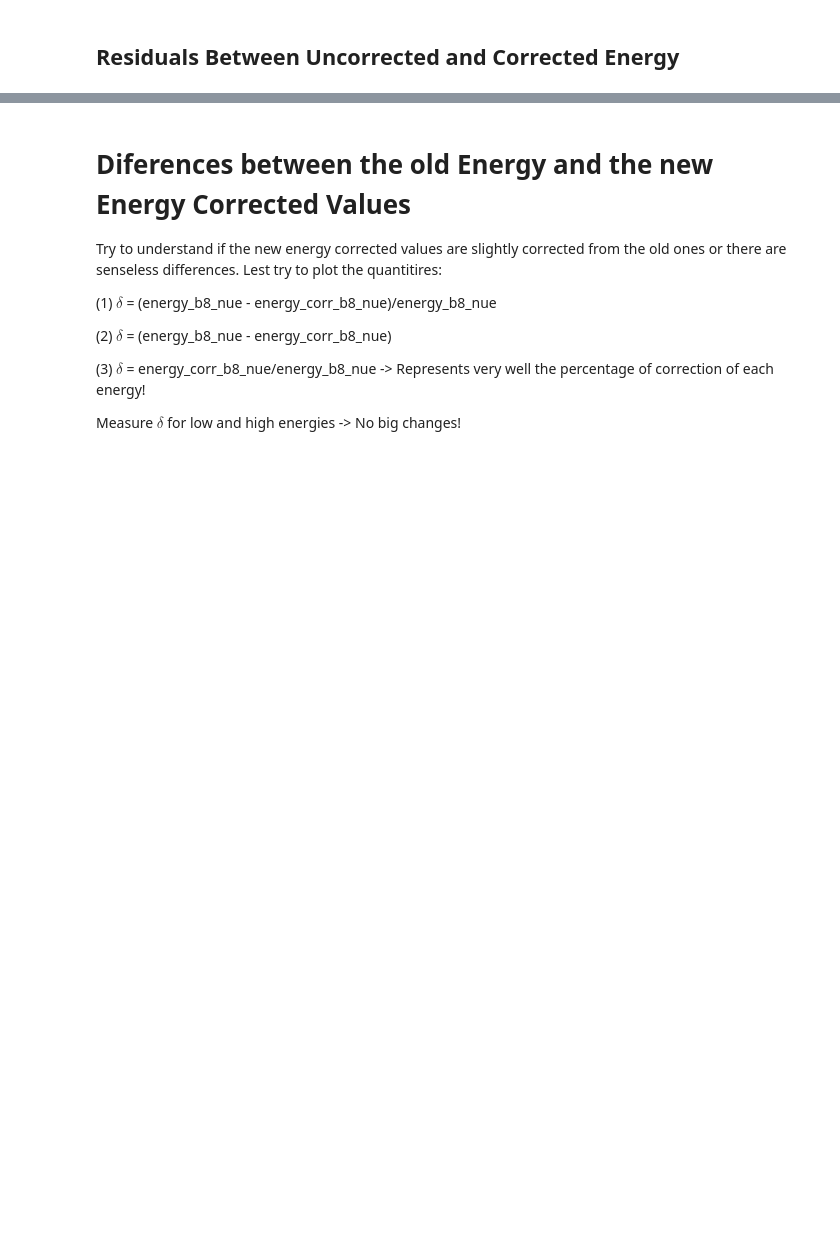
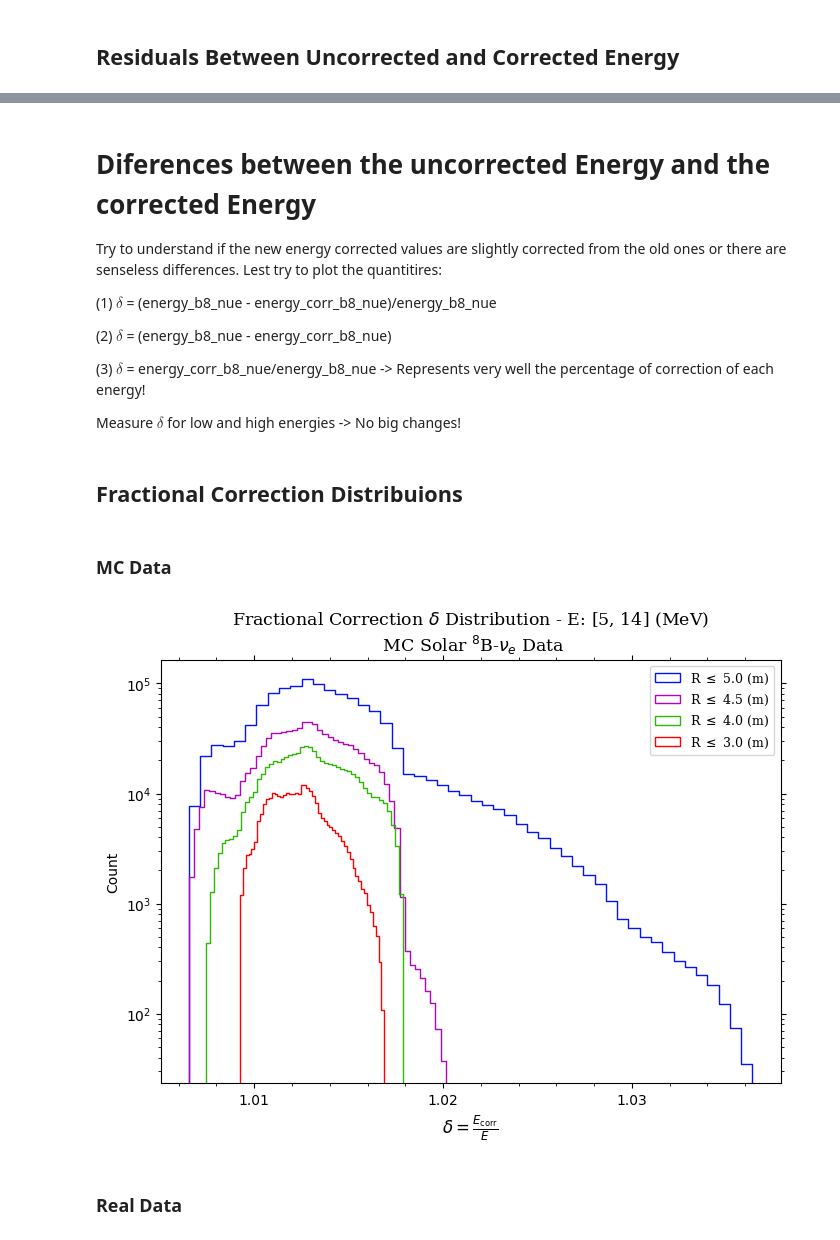
Before and after one commit to joankl/Solar-Neutrinos-Project, a Jupyter notebook: real data analysis/bisMSB/Energy Callibrator Analysis.ipynb, the cells around one changed output, grey strips where cells are left out. Cells and saved outputs as stored; diff of their text form; code cells hidden in the pictures; blank space fills up the shorter version.

```diff
--- a/real data analysis/bisMSB/Energy Callibrator Analysis.ipynb
+++ b/real data analysis/bisMSB/Energy Callibrator Analysis.ipynb
@@ -163,5 +277,5 @@ plt.show()
 # %% [markdown]
-# Diferences between the old Energy and the new Energy Corrected Values
+# Diferences between the uncorrected Energy and the corrected Energy
 
 Try to understand if the new energy corrected values are slightly corrected from the old ones or there are senseless differences.
 Lest try to plot the quantitires:
@@ -173,6 +287,62 @@ Lest try to plot the quantitires:
 (3) $\delta$ = energy_corr_b8_nue/energy_b8_nue  -> Represents very well the percentage of correction of each energy!
 
 Measure $\delta$ for low and high energies -> No big changes!
+# %% [markdown]
+## Fractional Correction Distribuions
+# %% [markdown]
+### MC Data
+# %%
+import matplotlib as mpl
+mpl.rcParams['agg.path.chunksize'] = 10000
+
+font_style_title = {'family':'serif', 'weight': 'normal','color':'black','size':12.5}
+font_style_axis= {'family':'serif', 'weight': 'normal','color':'black','size':12}
+font_prop = font_manager.FontProperties(family=font_style_axis['family'], weight=font_style_axis['weight'], size=9)
+
+# === Energy Cut ===
+en_inf_cut = 5
+en_sup_cut = 14
+
+bins = 50
+
+fig, ax = plt.subplots(figsize = (8,5.5))
+
+for i_dx, r_cut_i in enumerate(r_cut):
+
+    # ==== Apply Cuts ====
+    posr_mask = (posr_mc <= r_cut_i)
+    energy_mask = (energy_mc >= en_inf_cut) & (energy_mc <= en_sup_cut)
+
+    cut_mask = posr_mask & energy_mask
+
+    # ---- Select the Data ----
+    energy_cut = energy_mc[cut_mask]
+    energy_corr_cut = energy_corr_mc[cut_mask]
+
+    # ==== Residual Computation ====
+    frac_corr = energy_corr_cut/energy_cut
+
+    sn.histplot(frac_corr, bins = bins, color = r_cut_colors[i_dx], alpha = 0, element = 'step', label = rf'R $\leq$ {r_cut_i*10**(-3)} (m)')
+
+plt.legend(loc='best', prop=font_prop)
+
+plt.xlabel(r'$\delta = \frac{E_\text{corr}}{E}$', fontdict = font_style_axis)
+plt.title(rf'Fractional Correction $\delta$ Distribution - E: [{en_inf_cut}, {en_sup_cut}] (MeV)' + '\n' + r'MC Solar $^8$B-$\nu_e$ Data', fontdict = font_style_title)
+
+ax.xaxis.set_minor_locator(MultipleLocator(0.002))
+ax.xaxis.set_major_locator(MultipleLocator(0.01))
+
+ax.tick_params(which='minor', top=True, bottom=True, left=True, right=True)
+ax.tick_params(which='major', top=True, bottom=True, left=True, right=True)
+
+plt.yscale('log')
+
+plt.savefig(f'figs/frac_corr_MC_E_{en_inf_cut}_{en_sup_cut}_MeV.png', dpi=1000, bbox_inches='tight')
+plt.show()
+# %% [output]
+[figure, added]
+# %% [markdown]
+### Real Data
 # %%
 import matplotlib as mpl
 mpl.rcParams['agg.path.chunksize'] = 10000
```
Also changed, not shown: parts of 11 cells of this notebook, 2 other files.
